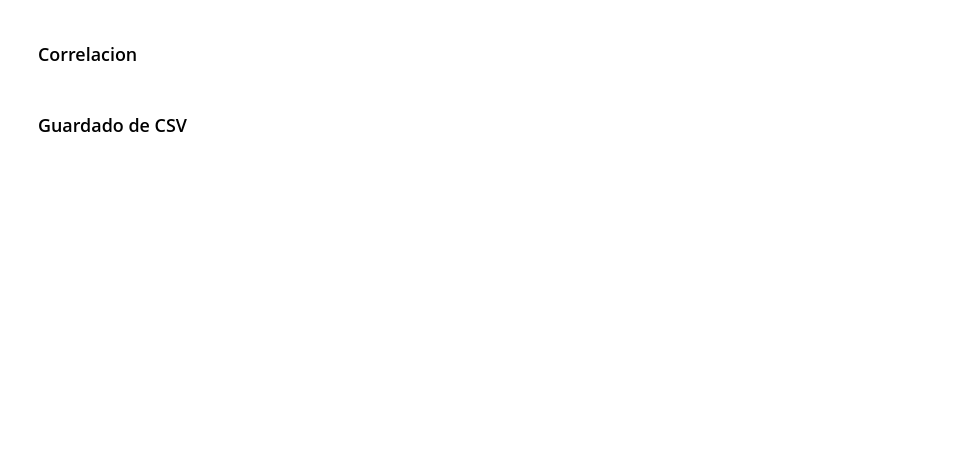
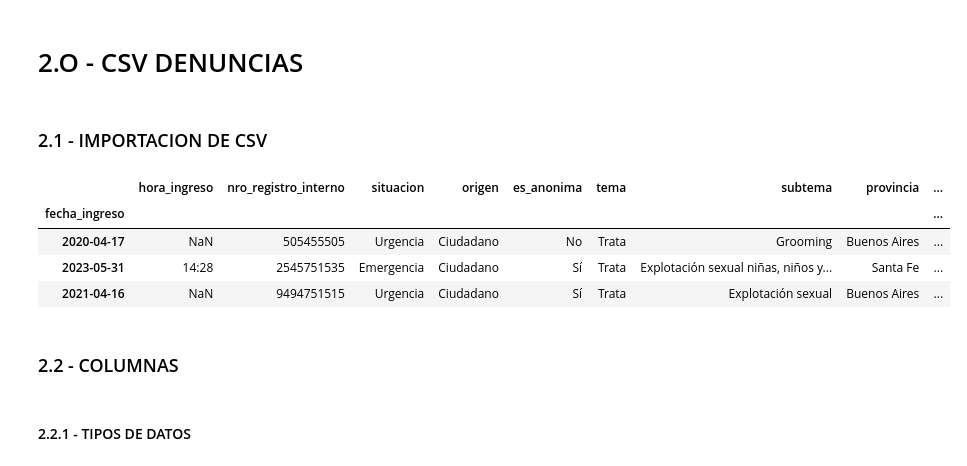
Before and after one commit to ianCristianAriel/2022-Argentina-trata-de-persona, a Jupyter notebook: notebooks/02_eda.ipynb, the cells around one changed output. Drawn from its saved outputs; the diff is of its cells as text; code cells hidden in the pictures; blank space fills up the shorter version.

```diff
--- a/notebooks/02_eda.ipynb
+++ b/notebooks/02_eda.ipynb
@@ -49,4 +17,4 @@ from sklearn.preprocessing import OrdinalEncoder
-# %% [markdown]
-### Correlacion
-# %% [markdown]
-### Guardado de CSV
+# %% [markdown]
+# 2.O - CSV DENUNCIAS
+# %% [markdown]
+### 2.1 - IMPORTACION DE CSV
@@ -52,0 +24,12 @@ from sklearn.preprocessing import OrdinalEncoder
+# %%
+df_denuncias.sample(3, random_state=4)
+# %% [output]
+|  | hora_ingreso | nro_registro_interno | situacion | origen | es_anonima | tema | subtema | provincia | ... |
+| fecha_ingreso |  |  |  |  |  |  |  |  | ... |
+| 2020-04-17 | NaN | 505455505 | Urgencia | Ciudadano | No | Trata | Grooming | Buenos Aires | ... |
+| 2023-05-31 | 14:28 | 2545751535 | Emergencia | Ciudadano | Sí | Trata | Explotación sexual niñas, niños y... | Santa Fe | ... |
+| 2021-04-16 | NaN | 9494751515 | Urgencia | Ciudadano | Sí | Trata | Explotación sexual | Buenos Aires | ... |
+# %% [markdown]
+### 2.2 - COLUMNAS
+# %% [markdown]
+#### 2.2.1 - TIPOS DE DATOS
```
Also changed, not shown: parts of 55 cells of this notebook, 1 other file.
